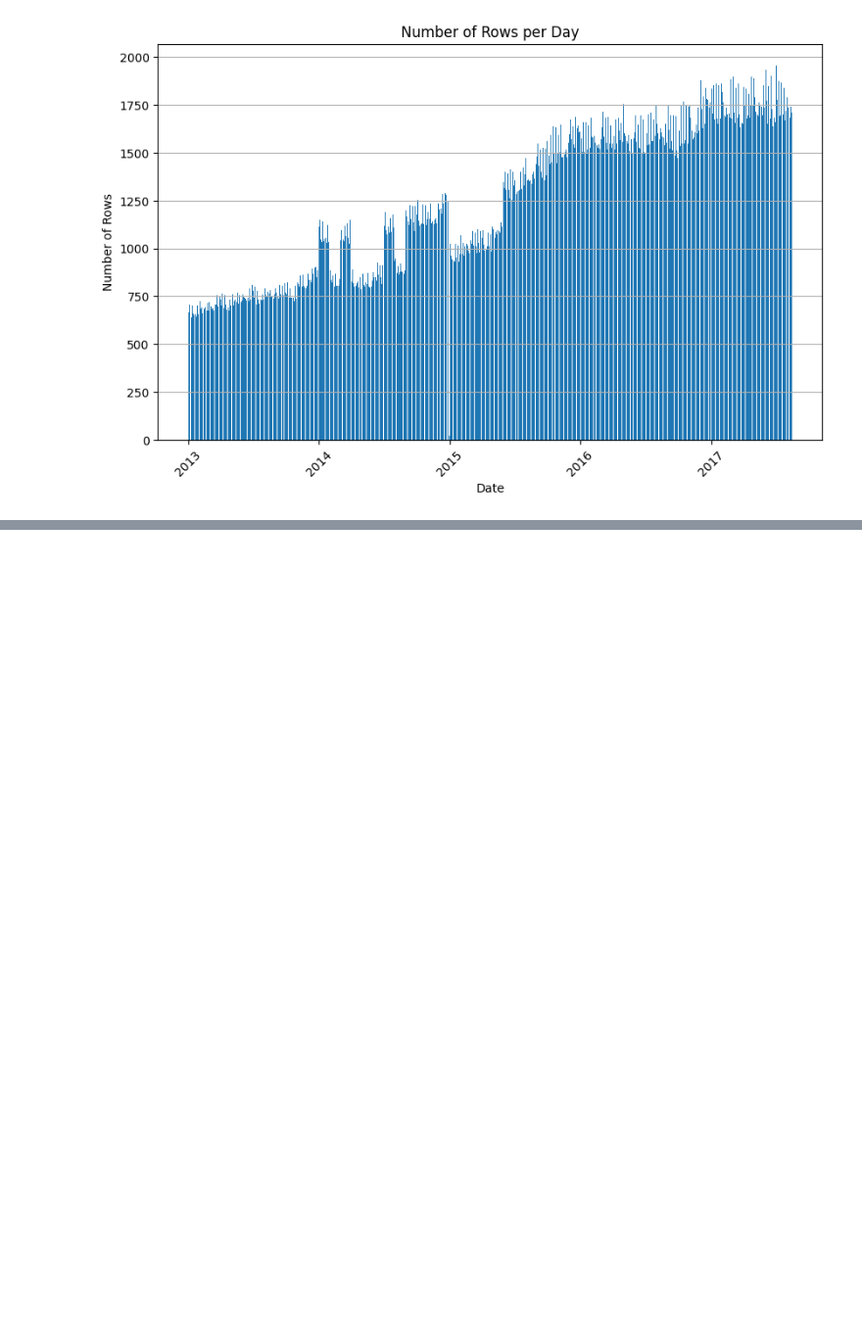
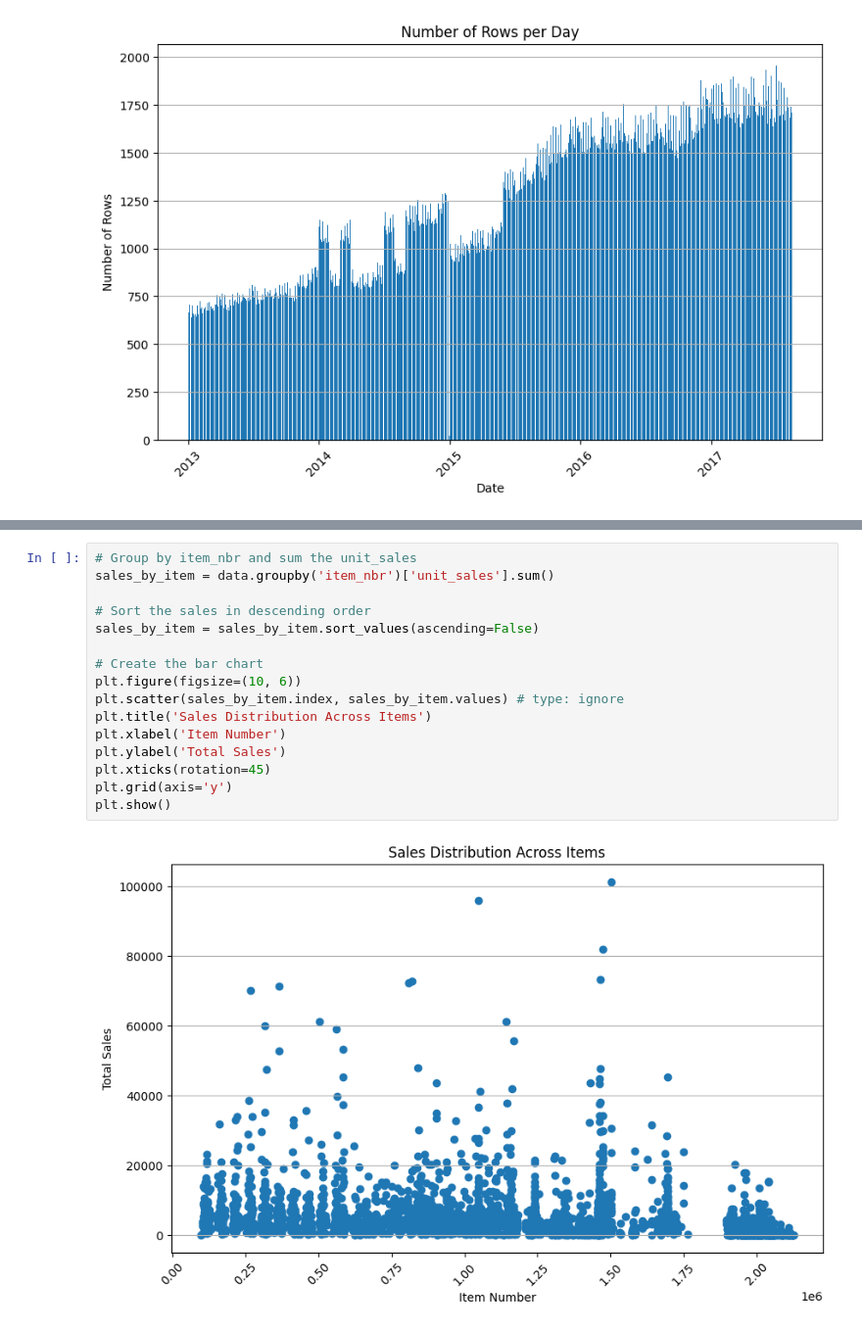
Before and after one commit to florboydens/Data-Analytics-Case-2, a Jupyter notebook: supermarket.ipynb, the cells around one changed output, grey strips where cells are left out. Shown at 98% size. Cells and saved outputs as stored; diff of their text form; blank space fills up the shorter version.

```diff
--- a/supermarket.ipynb
+++ b/supermarket.ipynb
@@ -167,0 +200,18 @@ plt.show()
+# %%
+# Group by item_nbr and sum the unit_sales
+sales_by_item = data.groupby('item_nbr')['unit_sales'].sum()
+
+# Sort the sales in descending order
+sales_by_item = sales_by_item.sort_values(ascending=False)
+
+# Create the bar chart
+plt.figure(figsize=(10, 6))
+plt.scatter(sales_by_item.index, sales_by_item.values) # type: ignore
+plt.title('Sales Distribution Across Items')
+plt.xlabel('Item Number')
+plt.ylabel('Total Sales')
+plt.xticks(rotation=45)
+plt.grid(axis='y')
+plt.show()
+# %% [output]
+[figure, added]
```
Also changed, not shown: parts of 9 cells of this notebook.
